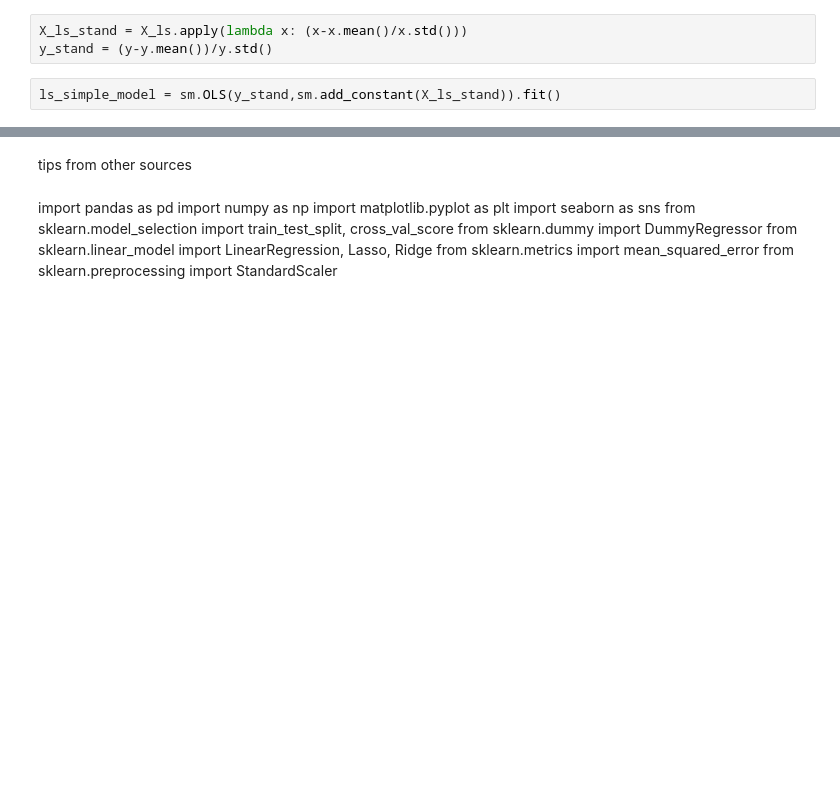
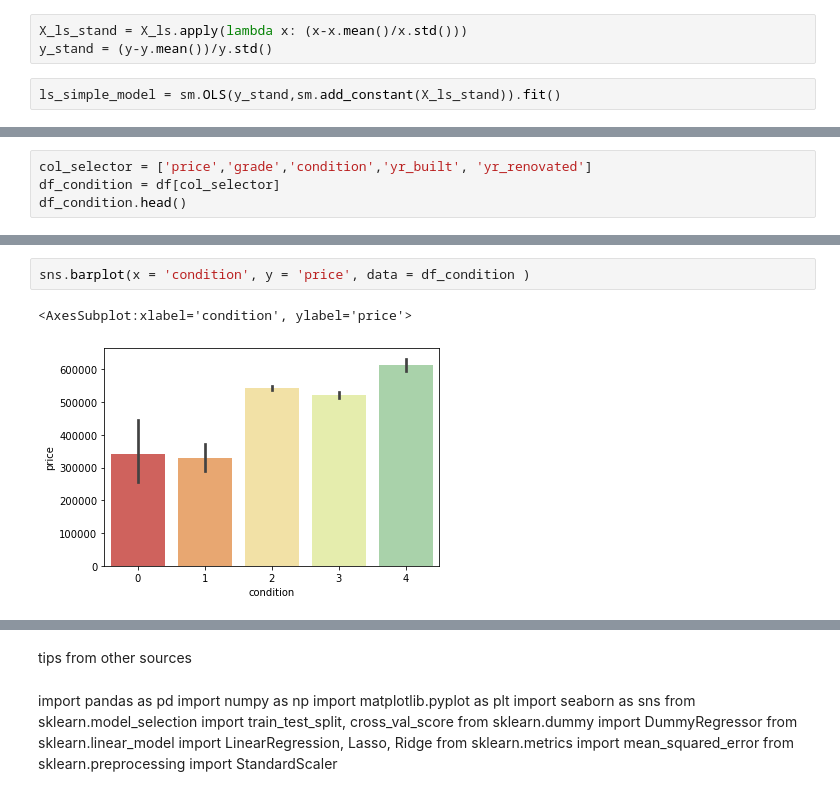
Before and after one commit to vivyhasadream/DS_P2_King-County-House-Sales-Predict, a Jupyter notebook: Han_2_EDA.ipynb, the cells around one changed output, grey strips where cells are left out. Cells and saved outputs as stored; diff of their text form; blank space fills up the shorter version.

```diff
--- a/Han_2_EDA.ipynb
+++ b/Han_2_EDA.ipynb
@@ -190,0 +216,4 @@ strong multicollinearity or other numerical problems.
+# %%
+col_selector = ['price','grade','condition','yr_built', 'yr_renovated']
+df_condition = df[col_selector]
+df_condition.head()
@@ -190,0 +227,5 @@ strong multicollinearity or other numerical problems.
+# %%
+sns.barplot(x = 'condition', y = 'price', data = df_condition )
+# %% [output]
+<AxesSubplot:xlabel='condition', ylabel='price'>
+[figure, added]
```
Also changed, not shown: parts of 36 cells of this notebook, 3 other files.
